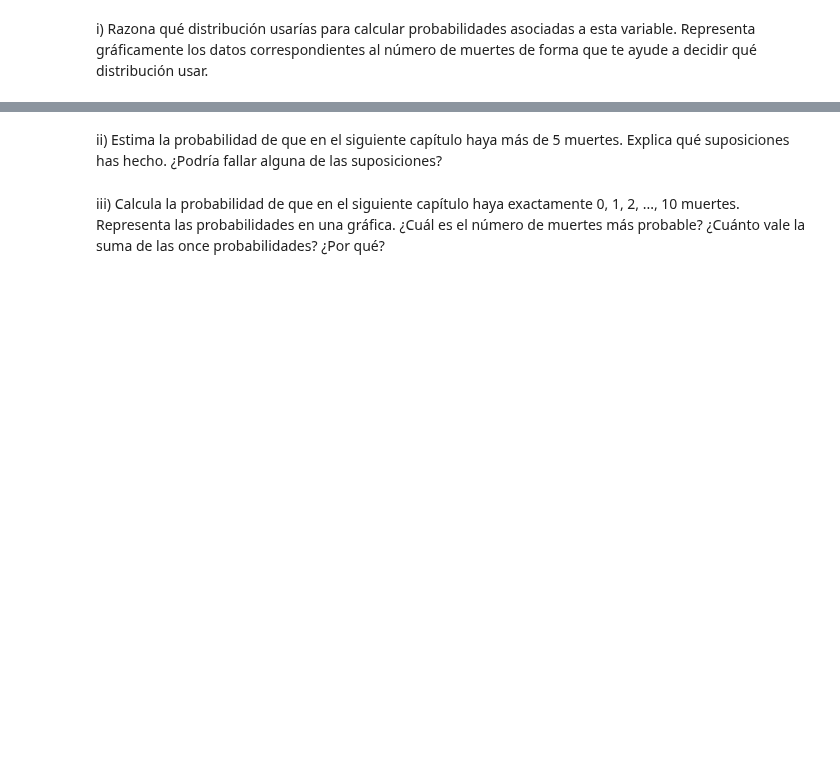
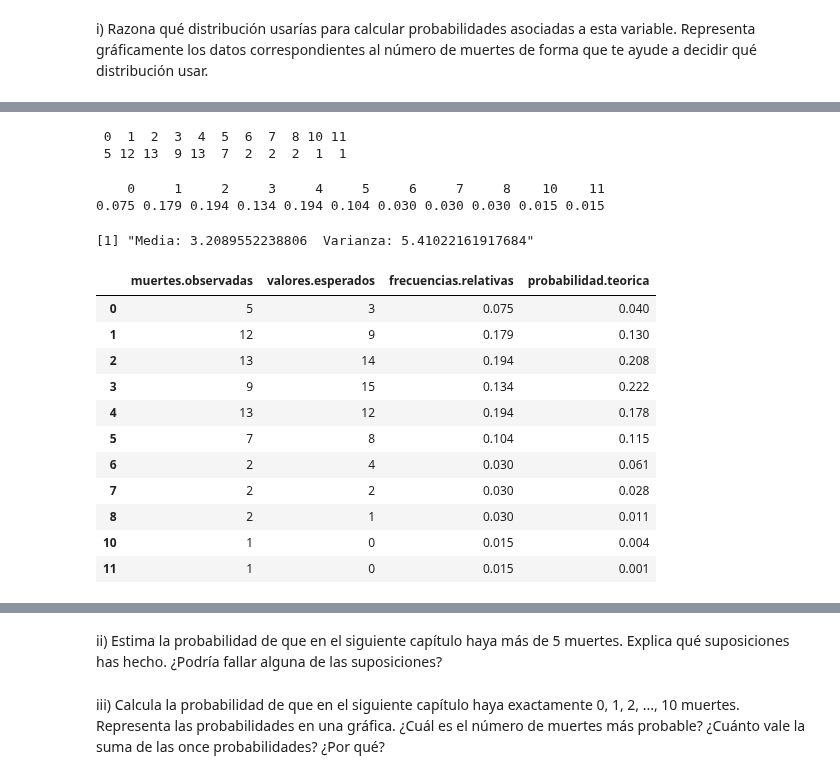
Before and after one commit to yerartdev/uc-m1965-stats, a Jupyter notebook: p2/practica2-gerardo-de-miguel.gonzalez.ipynb, the cells around one changed output, grey strips where cells are left out. Drawn from its saved outputs; the diff is of its cells as text; code cells hidden in the pictures; blank space fills up the shorter version.

```diff
--- a/p2/practica2-gerardo-de-miguel.gonzalez.ipynb
+++ b/p2/practica2-gerardo-de-miguel.gonzalez.ipynb
@@ -188,0 +207,40 @@ i) Razona qué distribución usarías para calcular probabilidades asociadas a e
+# %%
+muertes.observadas <- table(got$NumDeaths)
+muertes.observadas
+# %% [output]
+ 0  1  2  3  4  5  6  7  8 10 11
+ 5 12 13  9 13  7  2  2  2  1  1
+# %%
+frecuencias.relativas <- round(muertes.observadas/sum(muertes.observadas),3)
+frecuencias.relativas
+# %% [output]
+    0     1     2     3     4     5     6     7     8    10    11
+0.075 0.179 0.194 0.134 0.194 0.104 0.030 0.030 0.030 0.015 0.015
+# %%
+#::GMG::No se cumple de forma empírica que la media y varianza sean similares (!!)
+media.muestral <- mean(got$NumDeaths)
+varianza.muestral <- var(got$NumDeaths)
+paste('Media:', media.muestral,' Varianza:',varianza.muestral)
+# %% [output]
+[1] "Media: 3.2089552238806  Varianza: 5.41022161917684"
+# %%
+probabilidad.teorica <- round(dpois(x = 0:(length(muertes.observadas) -1),
+                                    lambda = media.muestral),3)
+valores.esperados <- round(probabilidad.teorica*67,0)
+tabla <- cbind(muertes.observadas, valores.esperados,
+               frecuencias.relativas, probabilidad.teorica)
+# %%
+tabla
+# %% [output]
+|  | muertes.observadas | valores.esperados | frecuencias.relativas | probabilidad.teorica |
+| 0 | 5 | 3 | 0.075 | 0.040 |
+| 1 | 12 | 9 | 0.179 | 0.130 |
+| 2 | 13 | 14 | 0.194 | 0.208 |
+| 3 | 9 | 15 | 0.134 | 0.222 |
+| 4 | 13 | 12 | 0.194 | 0.178 |
+| 5 | 7 | 8 | 0.104 | 0.115 |
+| 6 | 2 | 4 | 0.030 | 0.061 |
+| 7 | 2 | 2 | 0.030 | 0.028 |
+| 8 | 2 | 1 | 0.030 | 0.011 |
+| 10 | 1 | 0 | 0.015 | 0.004 |
+| 11 | 1 | 0 | 0.015 | 0.001 |
```
Also changed, not shown: parts of 5 cells of this notebook.
